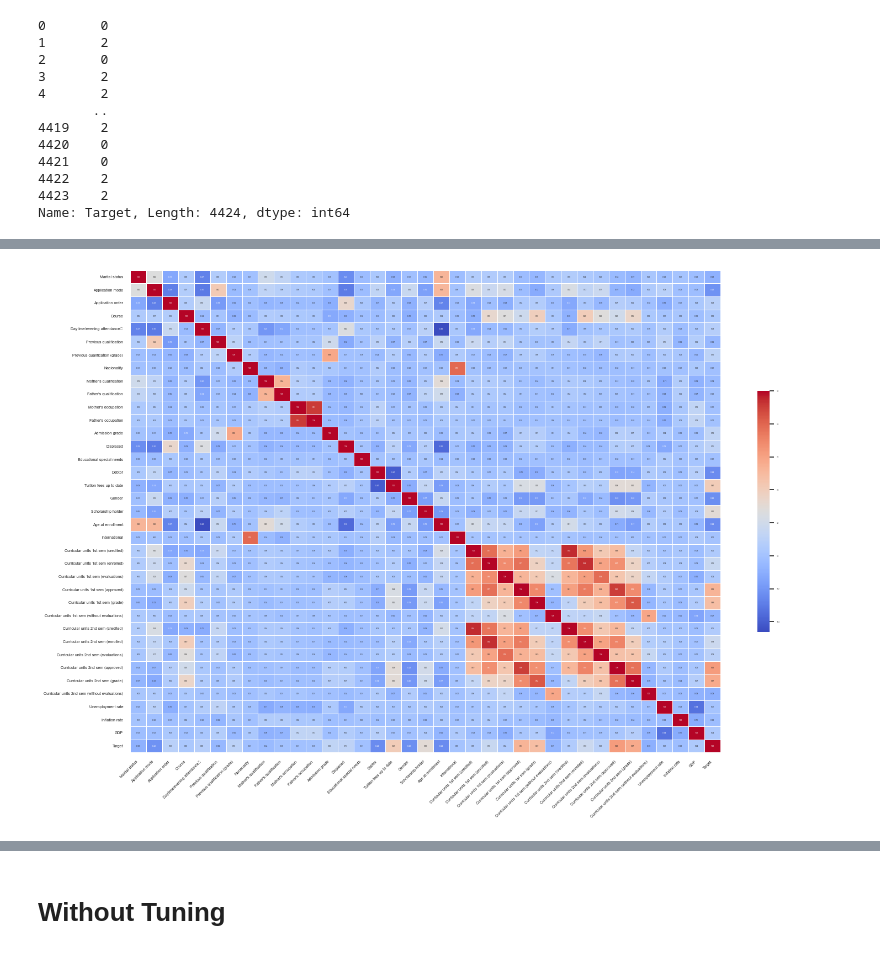
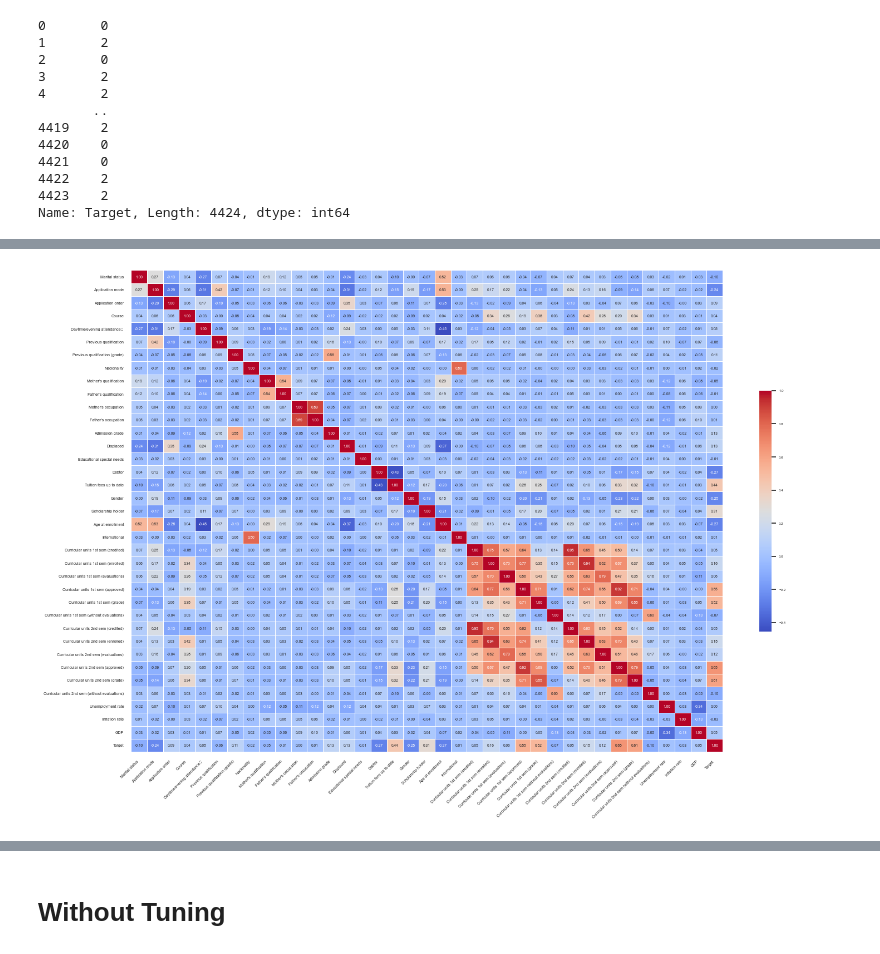
Before and after one commit to samsondawit/student-success, a Jupyter notebook: student success indicator.ipynb, the cells around one changed output, grey strips where cells are left out. Saved outputs shown, nothing was run; the diff lists cells and outputs as text; code cells hidden in the pictures.

```diff
--- a/student success indicator.ipynb
+++ b/student success indicator.ipynb
@@ -16,7 +16,7 @@ from sklearn import svm
 import warnings
 warnings.simplefilter('ignore')
 # %%
-df = pd.read_csv("/Users/Sami/Desktop/VS Code projects/Student Success/4.4k dropout and student academic success .csv", delimiter=';')
+df = pd.read_csv("./4.4k dropout and student academic success .csv", delimiter=';')
 # %%
 df
 # %% [output]
@@ -114,3 +114,6 @@ df["Target"]
 4422    2
 4423    2
 Name: Target, Length: 4424, dtype: int64
+# %%
+df.drop(df[df['Target'] == 1].index, inplace = True)
+df
@@ -116,0 +140,3 @@ Name: Target, Length: 4424, dtype: int64
+# %%
+df['Target'] = df['Target'].apply(lambda x: 1  if x==2 else 0)
+df
@@ -165,6 +211,6 @@ Name: Target, Length: 4424, dtype: int64>
 # %%
-plt.figure(figsize=(10, 8))  # Increase figure size
+# plt.figure(figsize=(10, 8))  # Increase figure size
 
-sns.set(font_scale=0.19)
-sns.heatmap(df.corr(),annot=True)
-plt.tight_layout()
+# # sns.set(font_scale=0.19)
+# sns.heatmap(df.corr(),annot=True)
+# plt.tight_layout()
@@ -173,16 +217,17 @@ plt.tight_layout()
 # %%
 plt.figure(figsize=(15, 10))  # Increase figure size
+sns.set(font_scale=.4)
 sns.heatmap(df.corr(), annot=True, fmt=".2f", cmap='coolwarm',
             linewidths=.5, cbar_kws={"shrink": .5})
 
 plt.xticks(rotation=45, ha='right', fontsize=5)  # Adjust x-axis labels
 plt.yticks(fontsize=5)  # Adjust y-axis labels
 plt.tight_layout()
 
-plt.savefig('heatmap.png', dpi=1200)  # Save the figure with high DPI
+plt.savefig('heatmap.png', dpi=1200)
 plt.show()
 # %% [output]
-[figure, old version]
+[figure, new version]
 # %%
 corr = df.corr()['Target']
 # %%
```
Also changed, not shown: parts of 37 cells of this notebook, 3 other files.
